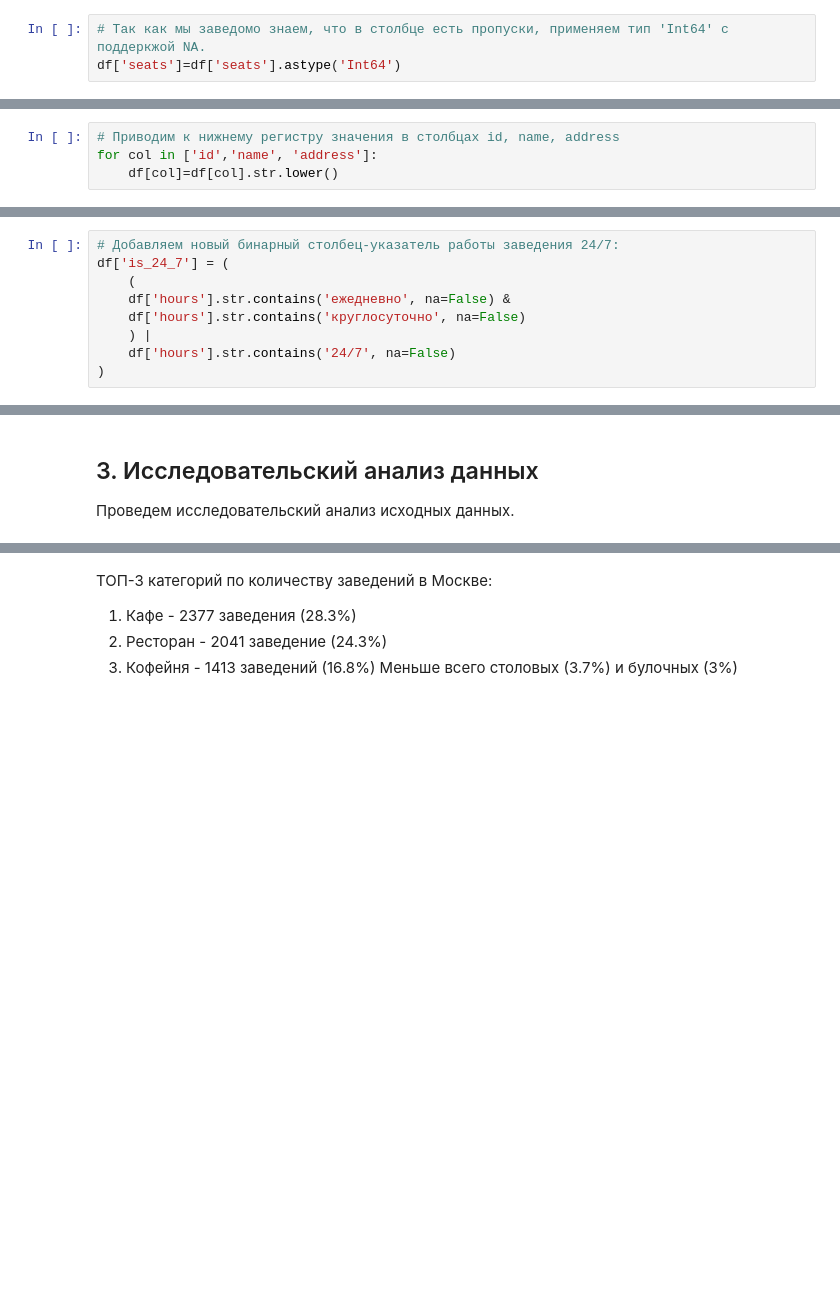
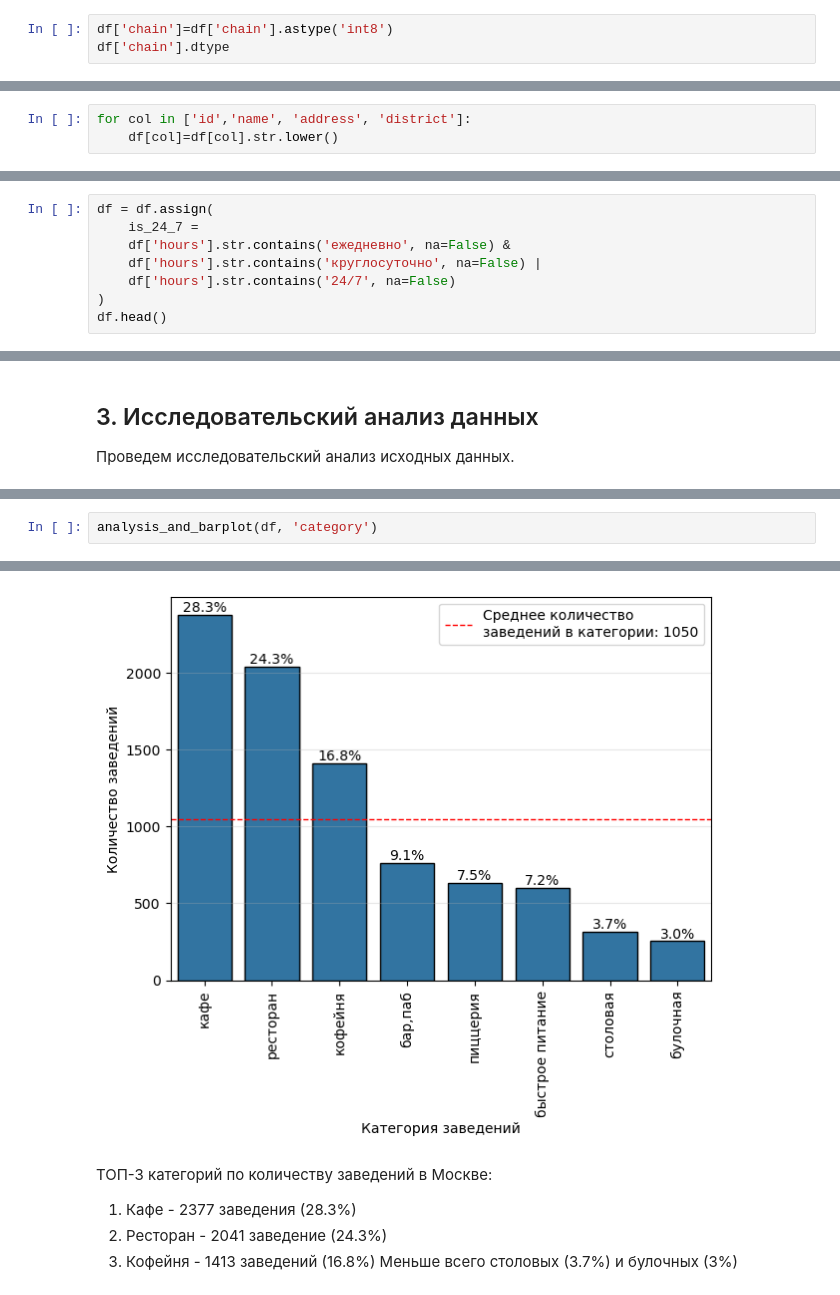
Before and after one commit to yageadvert/catering-msk, a Jupyter notebook: notebooks/catering_msk.ipynb, the cells around one changed output, grey strips where cells are left out. Saved outputs shown, nothing was run; the diff lists cells and outputs as text; blank space fills up the shorter version.

```diff
--- a/notebooks/catering_msk.ipynb
+++ b/notebooks/catering_msk.ipynb
@@ -236,4 +236,4 @@ df.head()
 Остальные типы данных в датасете выбраны корректно и не требуют корректировок.
 # %%
-# Так как мы заведомо знаем, что в столбце есть пропуски, применяем тип 'Int64' с поддеркжой NA.
-df['seats']=df['seats'].astype('Int64')
+df['chain']=df['chain'].astype('int8')
+df['chain'].dtype
@@ -296,5 +273,4 @@ dtype: float64
 # %%
-# Приводим к нижнему регистру значения в столбцах id, name, address
-for col in ['id','name', 'address']:
+for col in ['id','name', 'address', 'district']:
     df[col]=df[col].str.lower()
 # %%
@@ -408,12 +393,3 @@ array([5. , 4.5, 4.6, 4.4, 4.7, 4.8, 4.3, 4.9, 4.2, 4.1, 4. , 3.8, 3.9,
 - Для дальнейшей работы создадим столбец `is_24_7` с обозначением того, что заведение работает ежедневно и круглосуточно, то есть 24/7:
   - логическое значение `True` — если заведение работает ежедневно и круглосуточно;
   - логическое значение `False` — в противоположном случае.
-# %%
-# Добавляем новый бинарный столбец-указатель работы заведения 24/7:
-df['is_24_7'] = (
-    (
-    df['hours'].str.contains('ежедневно', na=False) &
-    df['hours'].str.contains('круглосуточно', na=False)
-    ) |
-    df['hours'].str.contains('24/7', na=False)
-)
@@ -429,0 +396,8 @@ df.head()
+# %%
+df = df.assign(
+    is_24_7 =
+    df['hours'].str.contains('ежедневно', na=False) &
+    df['hours'].str.contains('круглосуточно', na=False) |
+    df['hours'].str.contains('24/7', na=False)
+)
+df.head()
@@ -505,0 +456,3 @@ df['category'].value_counts().plot(
+# %%
+analysis_and_barplot(df, 'category')
+# %% [output]
@@ -506,3 +469,4 @@ df['category'].value_counts().plot(
+[figure, added]
 # %% [markdown]
 ТОП-3 категорий по количеству заведений в Москве:
 1. Кафе - 2377 заведения (28.3%)
```
Also changed, not shown: parts of 76 cells of this notebook, 3 other files.
